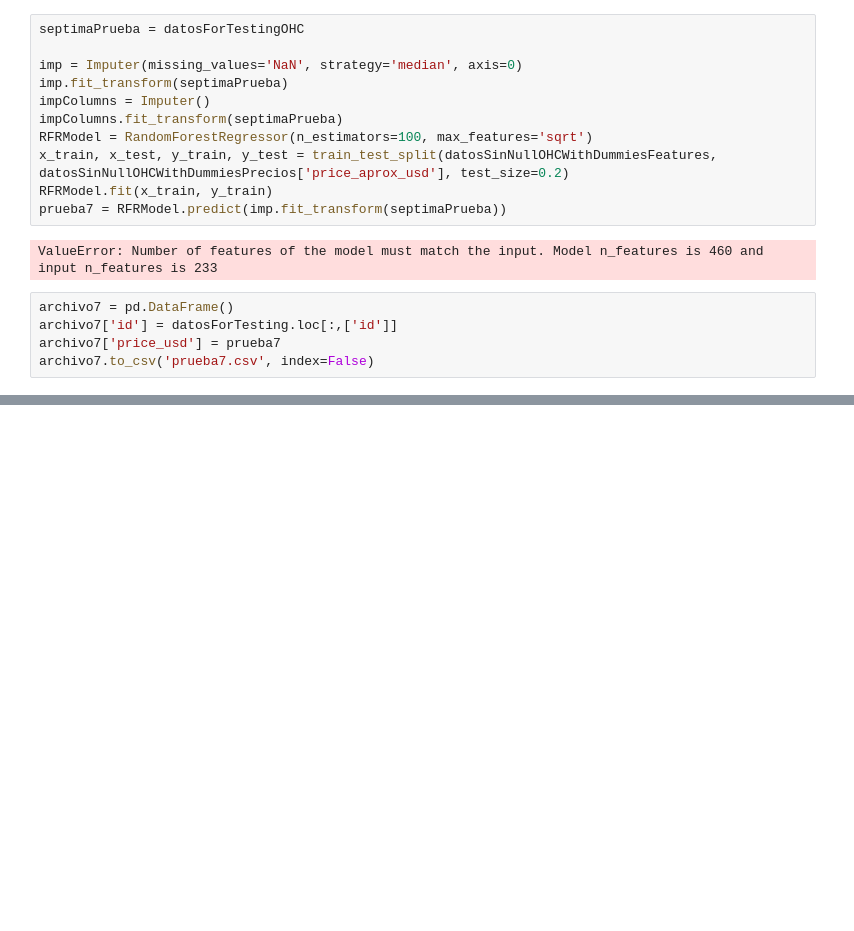
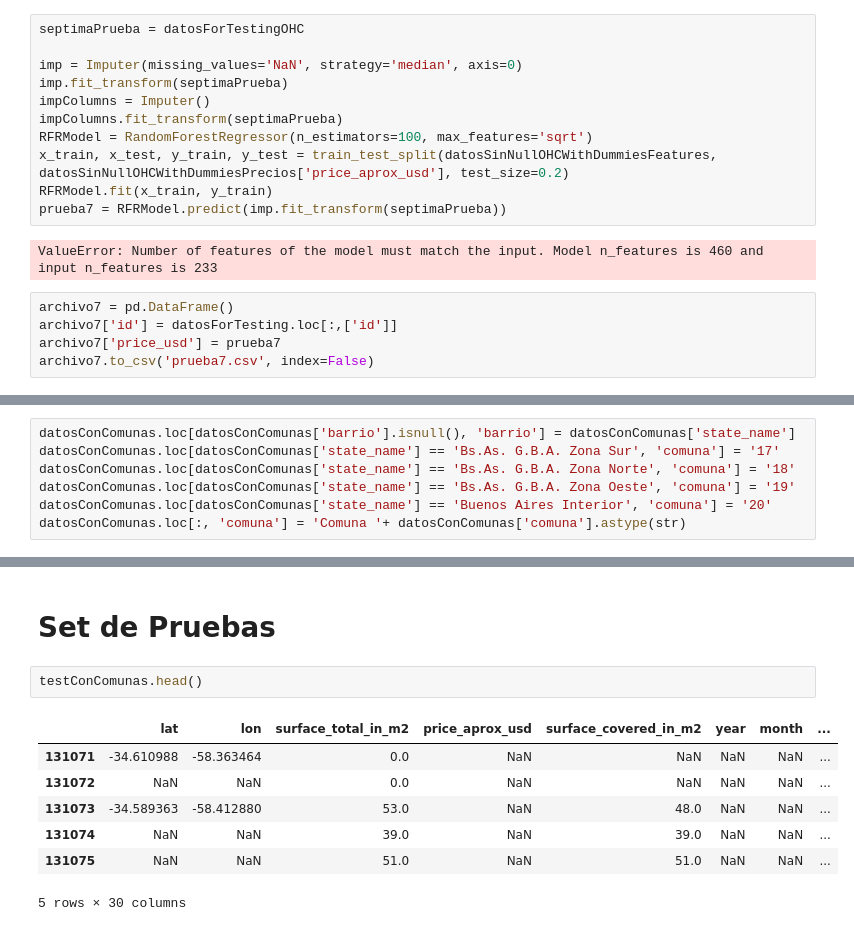
Before and after one commit to NicoGallegos/tpdatos, a Jupyter notebook: TP 2 -Nico.ipynb, the cells around one changed output, grey strips where cells are left out. Drawn from its saved outputs; the diff is of its cells as text; blank space fills up the shorter version.

```diff
--- a/TP 2 -Nico.ipynb
+++ b/TP 2 -Nico.ipynb
@@ -1006,0 +1198,7 @@ archivo7.to_csv('prueba7.csv', index=False)
+# %%
+datosConComunas.loc[datosConComunas['barrio'].isnull(), 'barrio'] = datosConComunas['state_name']
+datosConComunas.loc[datosConComunas['state_name'] == 'Bs.As. G.B.A. Zona Sur', 'comuna'] = '17'
+datosConComunas.loc[datosConComunas['state_name'] == 'Bs.As. G.B.A. Zona Norte', 'comuna'] = '18'
+datosConComunas.loc[datosConComunas['state_name'] == 'Bs.As. G.B.A. Zona Oeste', 'comuna'] = '19'
+datosConComunas.loc[datosConComunas['state_name'] == 'Buenos Aires Interior', 'comuna'] = '20'
+datosConComunas.loc[:, 'comuna'] = 'Comuna '+ datosConComunas['comuna'].astype(str)
@@ -1006,0 +1270,12 @@ archivo7.to_csv('prueba7.csv', index=False)
+# %% [markdown]
+# Set de Pruebas
+# %%
+testConComunas.head()
+# %% [output]
+|  | lat | lon | surface_total_in_m2 | price_aprox_usd | surface_covered_in_m2 | year | month | ... |
+| 131071 | -34.610988 | -58.363464 | 0.0 | NaN | NaN | NaN | NaN | ... |
+| 131072 | NaN | NaN | 0.0 | NaN | NaN | NaN | NaN | ... |
+| 131073 | -34.589363 | -58.412880 | 53.0 | NaN | 48.0 | NaN | NaN | ... |
+| 131074 | NaN | NaN | 39.0 | NaN | 39.0 | NaN | NaN | ... |
+| 131075 | NaN | NaN | 51.0 | NaN | 51.0 | NaN | NaN | ... |
+5 rows × 30 columns
```
Also changed, not shown: parts of 43 cells of this notebook.
